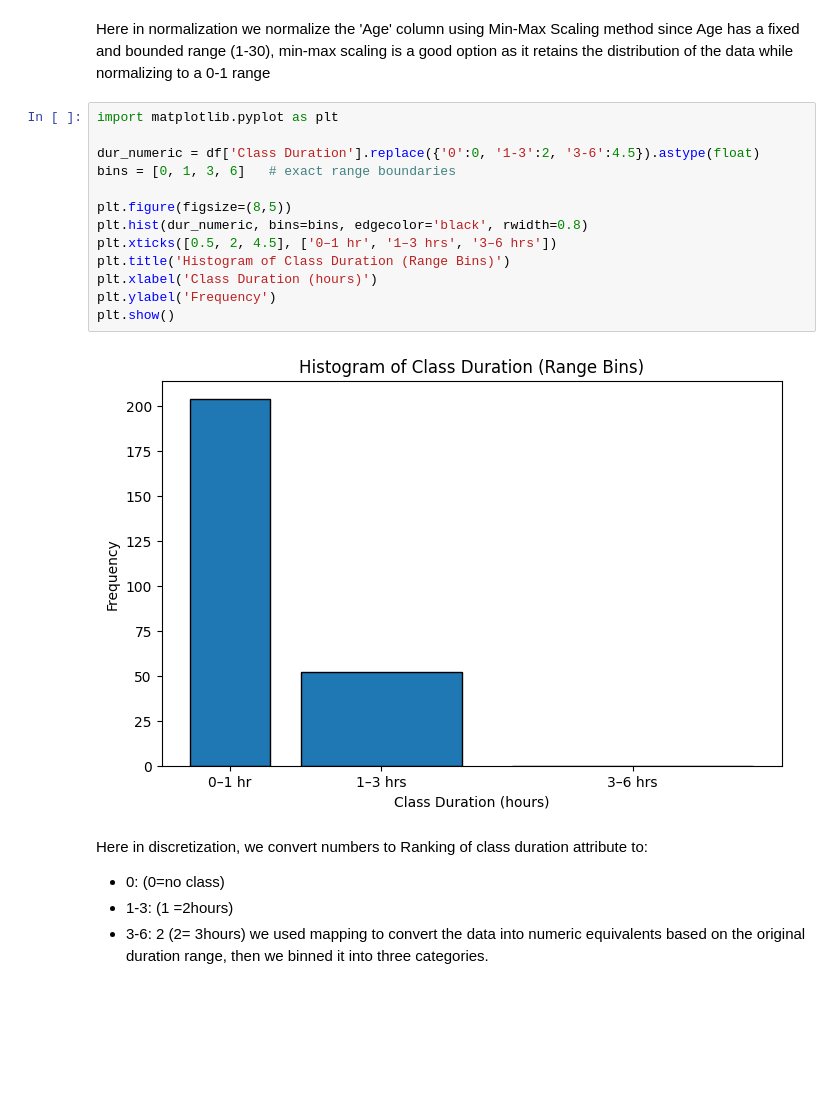
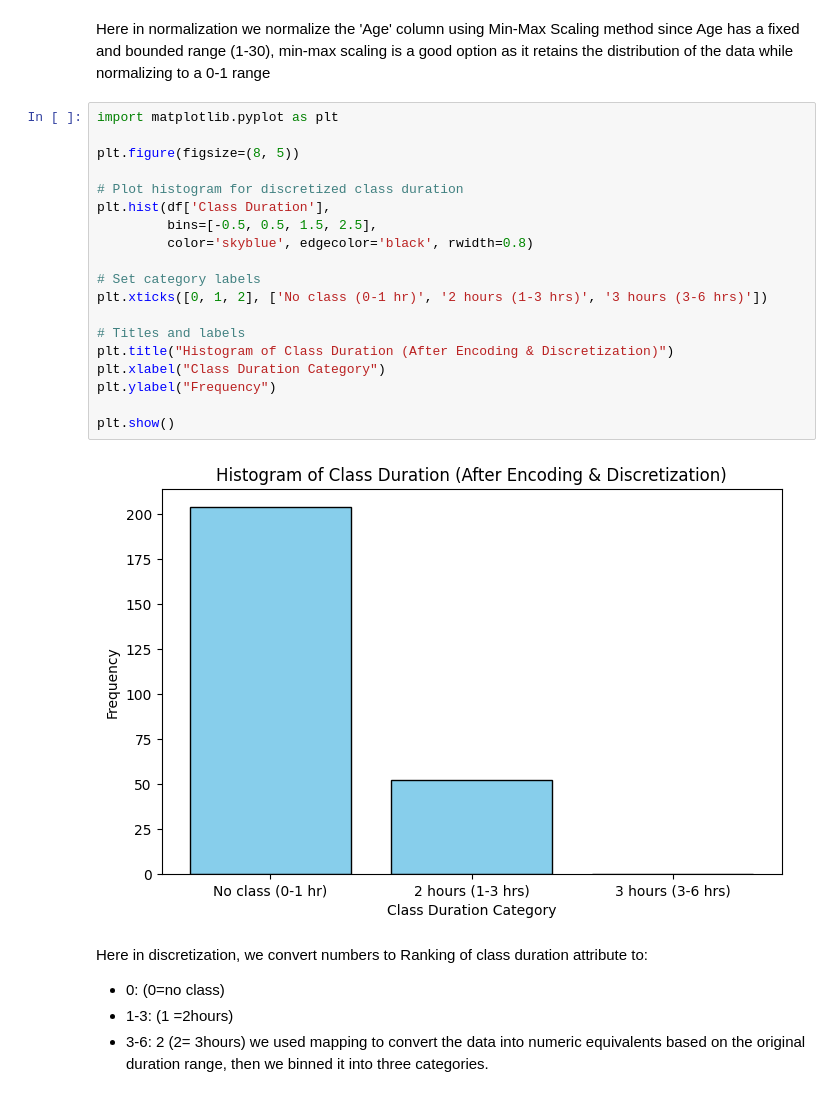
Before and after one commit to RandDahmash/Mining-project, a Jupyter notebook: Phase2 .ipynb, the cells around one changed output. Saved outputs shown, nothing was run; the diff lists cells and outputs as text; blank space fills up the shorter version.

```diff
--- a/Phase2 .ipynb
+++ b/Phase2 .ipynb
@@ -242,18 +242,24 @@ Here in normalization we normalize the 'Age' column using Min-Max Scaling method
 # %%
 import matplotlib.pyplot as plt
 
-dur_numeric = df['Class Duration'].replace({'0':0, '1-3':2, '3-6':4.5}).astype(float)
-bins = [0, 1, 3, 6]   # exact range boundaries
+plt.figure(figsize=(8, 5))
 
-plt.figure(figsize=(8,5))
-plt.hist(dur_numeric, bins=bins, edgecolor='black', rwidth=0.8)
-plt.xticks([0.5, 2, 4.5], ['0–1 hr', '1–3 hrs', '3–6 hrs'])
-plt.title('Histogram of Class Duration (Range Bins)')
-plt.xlabel('Class Duration (hours)')
-plt.ylabel('Frequency')
+# Plot histogram for discretized class duration
+plt.hist(df['Class Duration'],
+         bins=[-0.5, 0.5, 1.5, 2.5],
+         color='skyblue', edgecolor='black', rwidth=0.8)
+
+# Set category labels
+plt.xticks([0, 1, 2], ['No class (0-1 hr)', '2 hours (1-3 hrs)', '3 hours (3-6 hrs)'])
+
+# Titles and labels
+plt.title("Histogram of Class Duration (After Encoding & Discretization)")
+plt.xlabel("Class Duration Category")
+plt.ylabel("Frequency")
+
 plt.show()
 # %% [output]
-[figure, old version]
+[figure, new version]
 # %% [markdown]
 Here in discretization, we convert numbers to Ranking of class duration attribute to:
 * 0: (0=no class)
```
